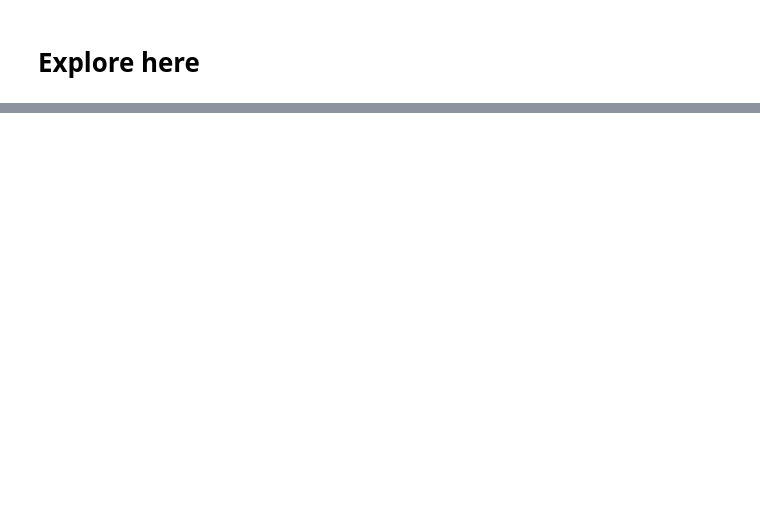
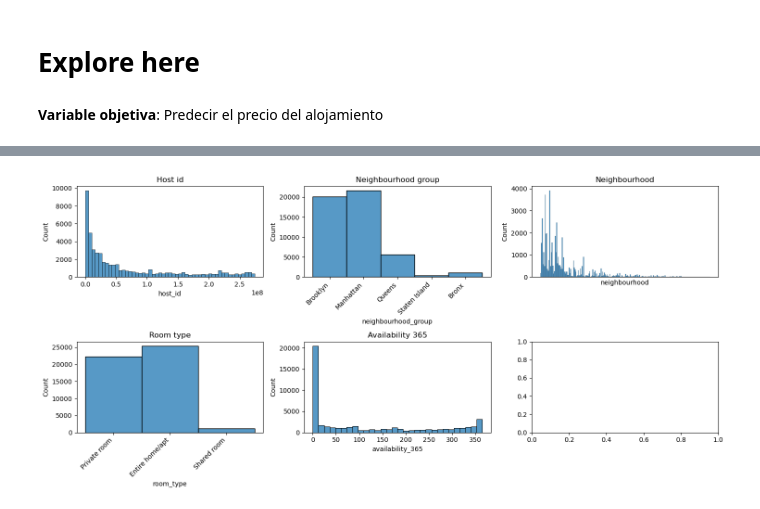
Before and after one commit to 4GeeksAcademy/danielpaez-dev-machine-learning-python-template, a Jupyter notebook: src/explore.ipynb, the cells around one changed output, grey strips where cells are left out. Saved outputs shown, nothing was run; the diff lists cells and outputs as text; code cells hidden in the pictures; blank space fills up the shorter version.

Commit message:
FEAT: Categorical histplots and data cleaning for machine learning

```diff
--- a/src/explore.ipynb
+++ b/src/explore.ipynb
@@ -1,5 +1,7 @@
 # %% [markdown]
 # Explore here
+# %% [markdown]
+**Variable objetiva**: Predecir el precio del alojamiento
 # %%
 import pandas as pd
 import matplotlib.pyplot as plt
@@ -8,63 +10,50 @@ import seaborn as sns
 URL = 'https://raw.githubusercontent.com/4GeeksAcademy/data-preprocessing-project-tutorial/main/AB_NYC_2019.csv'
 
 def getData(URL:str) -> pd.DataFrame:
-    train_data = pd.read_csv(URL)
-    return pd.DataFrame(train_data)
+    raw_data = pd.read_csv(URL)
+    return pd.DataFrame(raw_data)
 
-def testData(df:pd.DataFrame) -> pd.DataFrame:
+def cleanedData(df:pd.DataFrame) -> pd.DataFrame:
     df_ = df.copy()
-    df_.info()
     df_.drop('id', axis=1).duplicated() # No borra nada pero sería necesario en caso de que hubiera filas duplicada
     df_.drop('id', axis=1, inplace=True)
-    # df_.drop('name', axis=1, inplace=True)
-    # df_.drop('host_name', axis=1, inplace=True)
+    df_.drop('name', axis=1, inplace=True)
+    df_.drop('host_name', axis=1, inplace=True)
+    df_.drop('last_review', axis=1, inplace=True)
     return df_
 
-def histplot(column):
-    sns.histplot()
+def histplot(columns, cleaned_data, axis_array):
+    num_rows, num_cols = axis_array.shape
+    for i, column in enumerate(columns):
+        row = i // num_cols
+        col = i % num_cols
+
+        if row < num_rows and col < num_cols:
+            ax = axis_array[row,col]
+            ax.set_title(column.replace('_', ' ').capitalize())
+            sns.histplot(ax = ax, data = cleaned_data, x = column)
+            if column == 'neighbourhood':
+                ax.set_xticks([])
+            if column in ['neighbourhood_group', 'room_type']:
+                ax.set_xticklabels(ax.get_xticklabels(), rotation=45, ha='right')
+
+def main():
+    raw_data = getData(URL)
+    cleaned_data = cleanedData(raw_data)
+    print(cleaned_data.info())
+
+    # Categóricas
+    fig, axis = plt.subplots(2, 3, figsize=(15, 7))
+    categorical_variables = ['host_id', 'neighbourhood_group', 'neighbourhood', 'room_type', 'availability_365']
+    histplot(categorical_variables, cleaned_data, axis)
     plt.tight_layout()
     plt.show()
 
-def main():
-    train_data = getData(URL)
-    test_data = testData(train_data)
-    print(test_data.info())
-    print(train_data.info())
+    # Numéricas
 
-    fig, axis = plt.subplots(2, 3, figsize=(15, 7))
-    histplot('price')
+
 
 main()
-
-"""
-# Create Histogram
-sns.histplot(ax = axis[0,0], data = total_data, x = "host_id")
-sns.histplot(ax = axis[0,1], data = total_data, x = "neighbourhood_group").set_xticks([])
-sns.histplot(ax = axis[0,2], data = total_data, x = "neighbourhood").set_xticks([])
-sns.histplot(ax = axis[1,0], data = total_data, x = "room_type")
-sns.histplot(ax = axis[1,1], data = total_data, x = "availability_365")
-fi
-import matplotlib.pyplot as plt
-import seaborn as sns
-
-fig, axis = plt.subplots(2, 3, figsize=(15, 7))
-Lielia Rodas
-21:10
-# Create Histogram
-sns.histplot(ax = axis[0,0], data = total_data, x = "host_id")
-sns.histplot(ax = axis[0,1], data = total_data, x = "neighbourhood_group").set_xticks([])
-sns.histplot(ax = axis[0,2], data = total_data, x = "neighbourhood").set_xticks([])
-sns.histplot(ax = axis[1,0], data = total_data, x = "room_type")
-sns.histplot(ax = axis[1,1], data = total_data, x = "availability_365")
-fig.delaxes(axis[1, 2])
-Lielia Rodas
-21:11
-# Adjust layout
-plt.tight_layout()
-
-# Show the plot
-plt.show()
-"""
 # %% [output]
 <class 'pandas.core.frame.DataFrame'>
 RangeIndex: 48895 entries, 0 to 48894
@@ -85 +77,2 @@ memory usage: 6.0+ MB
 None
+[figure, added]
```
Also changed, not shown: parts of 2 cells of this notebook.
